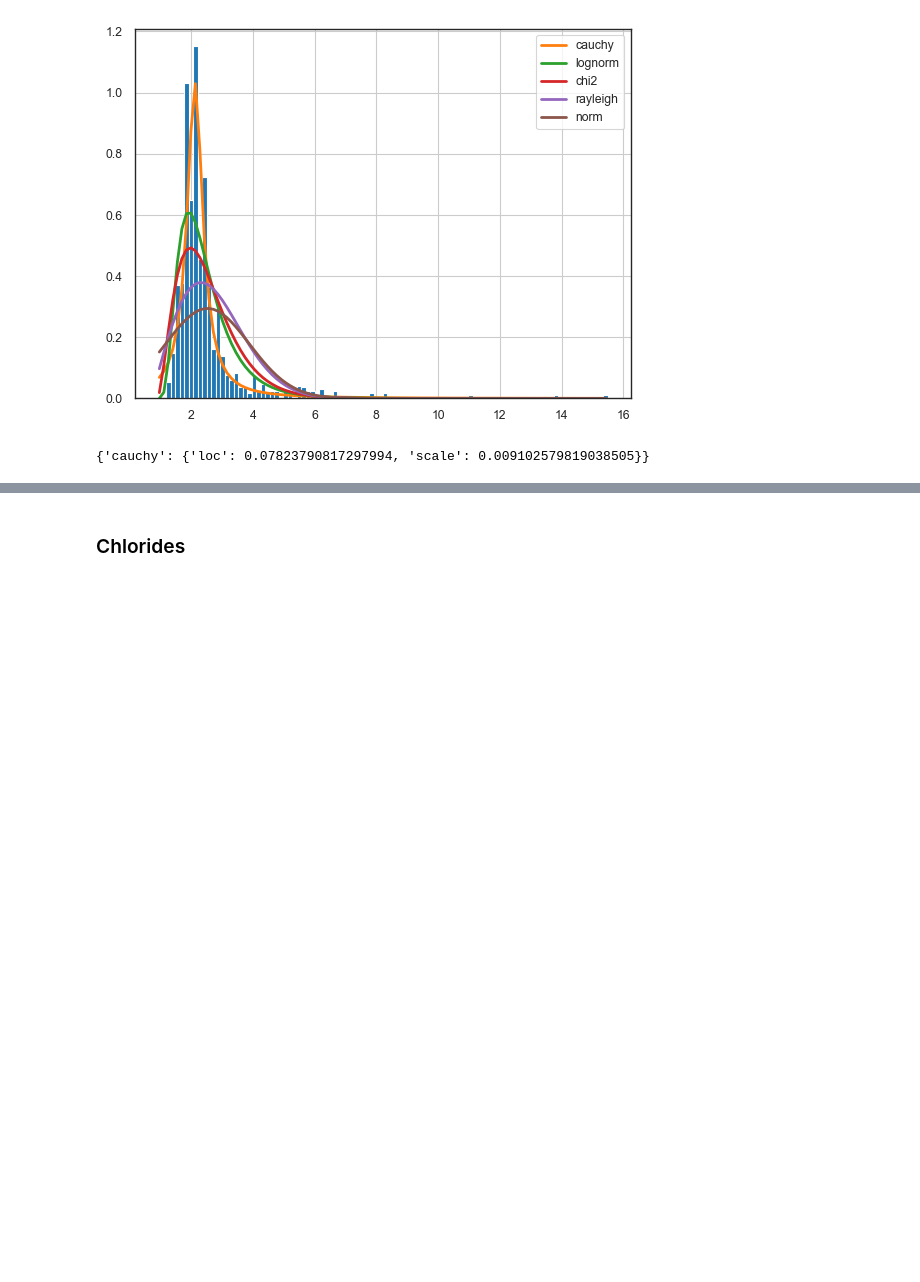
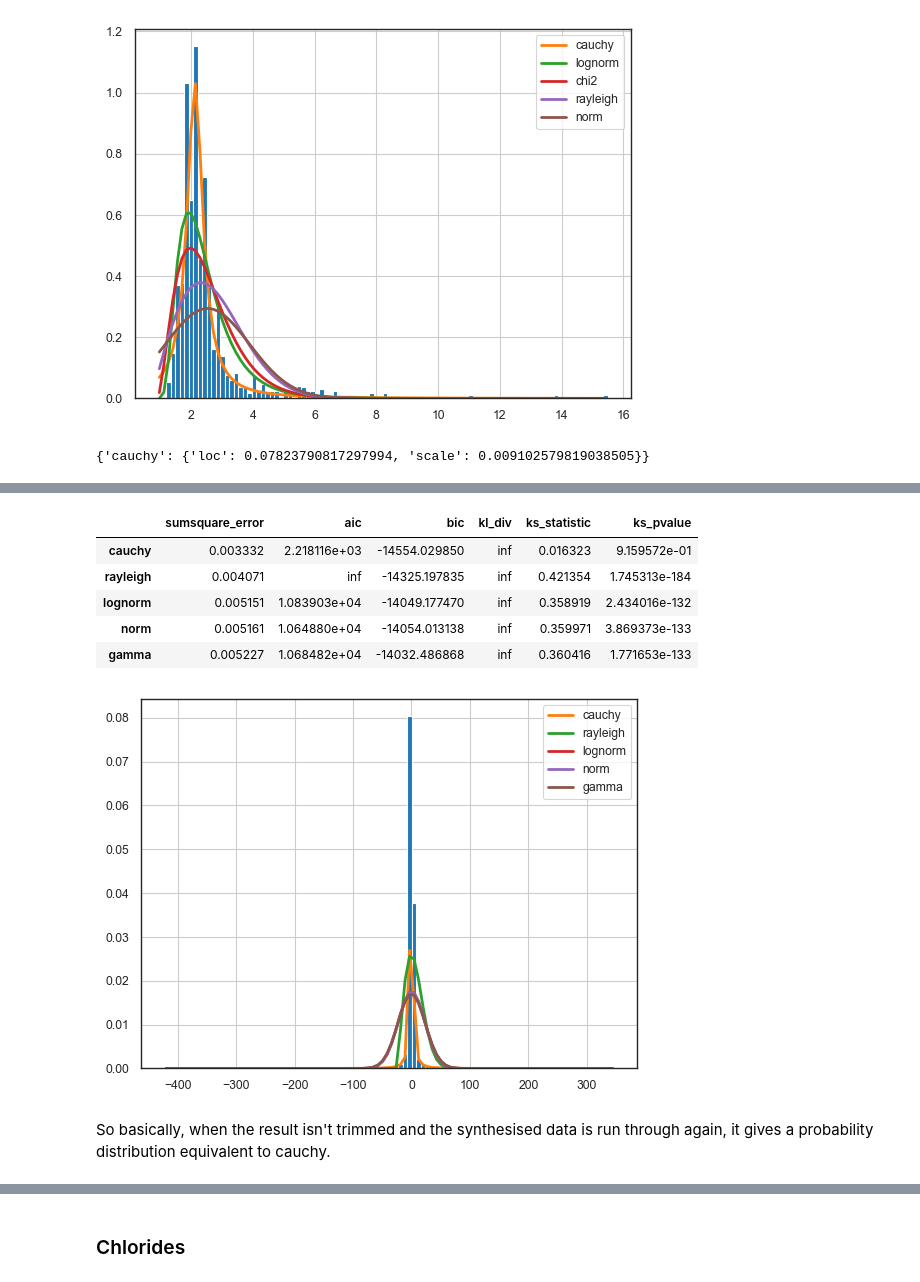
Before and after one commit to fabiofabrizi/PfDA_Project, a Jupyter notebook: PfDA_Project_Notebook.ipynb, the cells around one changed output, grey strips where cells are left out. Cells and saved outputs as stored; diff of their text form; code cells hidden in the pictures; blank space fills up the shorter version.

```diff
--- a/PfDA_Project_Notebook.ipynb
+++ b/PfDA_Project_Notebook.ipynb
@@ -654,0 +683,15 @@ f.get_best(method = 'sumsquare_error')
+# %%
+f = Fitter(s,
+           distributions=get_common_distributions())
+f.fit()
+f.summary()
+# %% [output]
+|  | sumsquare_error | aic | bic | kl_div | ks_statistic | ks_pvalue |
+| cauchy | 0.003332 | 2.218116e+03 | -14554.029850 | inf | 0.016323 | 9.159572e-01 |
+| rayleigh | 0.004071 | inf | -14325.197835 | inf | 0.421354 | 1.745313e-184 |
+| lognorm | 0.005151 | 1.083903e+04 | -14049.177470 | inf | 0.358919 | 2.434016e-132 |
+| norm | 0.005161 | 1.064880e+04 | -14054.013138 | inf | 0.359971 | 3.869373e-133 |
+| gamma | 0.005227 | 1.068482e+04 | -14032.486868 | inf | 0.360416 | 1.771653e-133 |
+[figure, added]
+# %% [markdown]
+So basically, when the result isn't trimmed and the synthesised data is run through again, it gives a probability distribution equivalent to cauchy.
```
Also changed, not shown: parts of 71 cells of this notebook.
